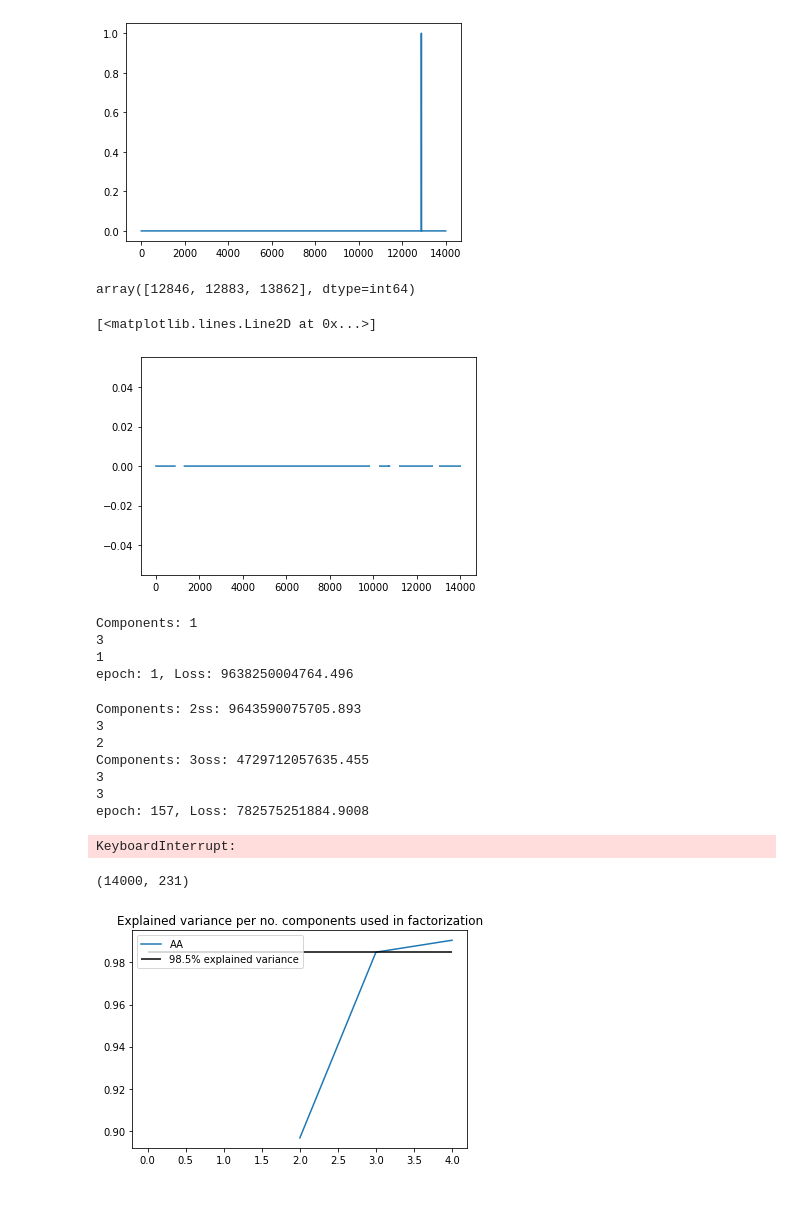
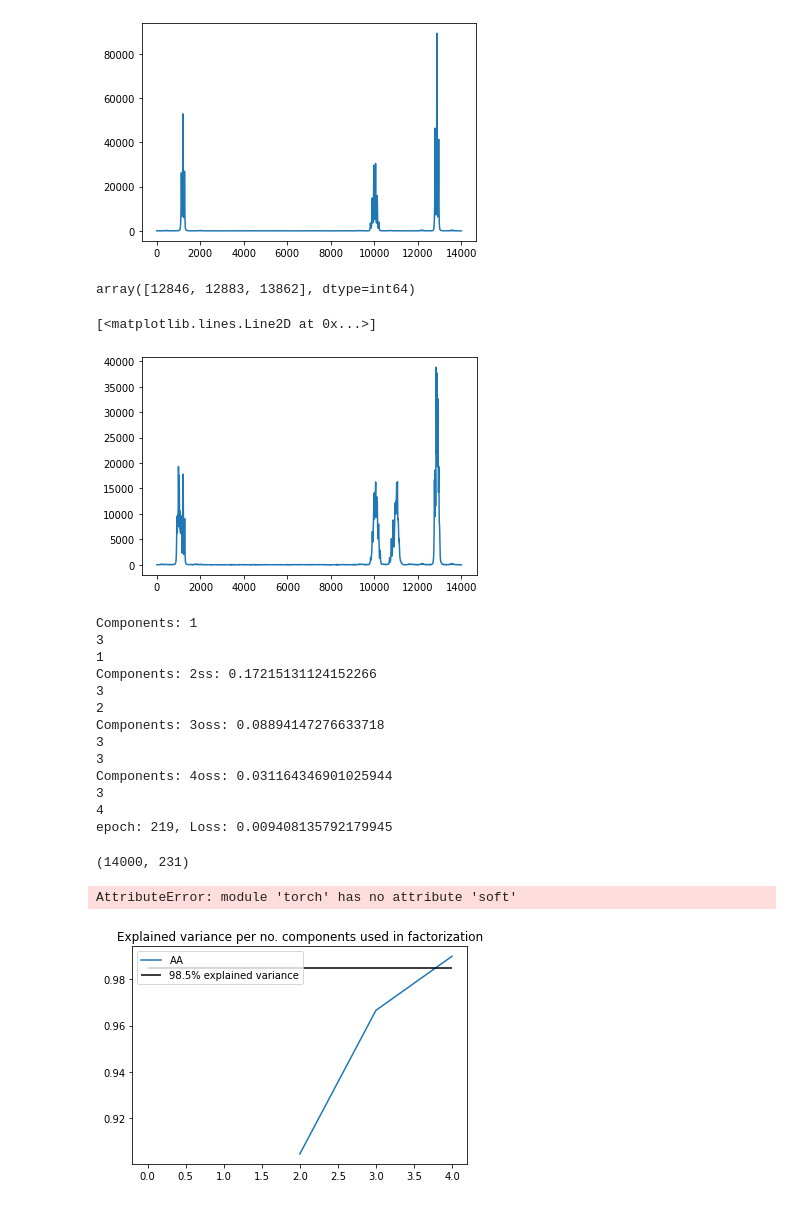
Before and after one commit to AlexanderVoldby/02466Fagprojekt2023, a Jupyter notebook: Visualizations/AA/AA_alcohol.ipynb, the cells around one changed output. Saved outputs shown, nothing was run; the diff lists cells and outputs as text; code cells hidden in the pictures.

Commit message:
New visualizations

```diff
--- a/Visualizations/AA/AA_alcohol.ipynb
+++ b/Visualizations/AA/AA_alcohol.ipynb
@@ -16,21 +16,22 @@ from helpers.callbacks import EarlyStop
 # %%
 # load data from .MAT file
 mat = scipy.io.loadmat('../../helpers/data/NMR_mix_DoE.mat')
 
 # Get X and Labels. Probably different for the other dataset, but i didn't check :)
 X = mat.get('xData')
 targets = mat.get('yData')
 target_labels = mat.get('yLabels')
 axis = mat.get("Axis")
 
 # plt.plot(X[[np.all(x == [100, 0, 0]) for x in targets]][0])
-#softmax X across features
-softmax = torch.nn.Softmax(dim=1)
-X = softmax(torch.tensor(X, dtype=torch.float32))
+# X = X/ np.max(X)
+# #softmax X across features
+# softmax = torch.nn.Softmax(dim=1)
+# X = softmax(torch.tensor(X, dtype=torch.float32)).numpy()
 plt.plot(X[[np.all(x == [100, 0, 0]) for x in targets]][0])
 plt.show()
 # %% [output]
-[figure, old version]
+[figure, new version]
 # %%
 FurthestSum(X, 3, 1)
 # %% [output]
@@ -46,7 +47,7 @@ array([12846, 12883, 13862], dtype=int64)
 plt.plot(X[[np.all(x == [35, 35, 30]) for x in targets]][0])
 # %% [output]
 [<matplotlib.lines.Line2D at 0x...>]
-[figure, old version]
+[figure, new version]
 # %%
 
 # Fit NMF and AA 10 times and get an average loss curve for each as well as an average explained variance
@@ -65,20 +66,22 @@ for i in range(max_components):
 Components: 1
 3
 1
-epoch: 1, Loss: 9638250004764.496
+Components: 2ss: 0.17215131124152266
+3
+2
+Components: 3oss: 0.08894147276633718
+3
+3
+Components: 4oss: 0.031164346901025944
+3
+4
+epoch: 219, Loss: 0.009408135792179945
-Components: 2ss: 9643590075705.893
-3
-2
-Components: 3oss: 4729712057635.455
-3
-3
-epoch: 157, Loss: 782575251884.9008
-KeyboardInterrupt:
 # %%
 print(X.T.shape)
 torch.soft
 # %% [output]
 (14000, 231)
+AttributeError: module 'torch' has no attribute 'soft'
 # %%
 plt.figure()
 # plt.plot(np.arange(1, max_components+1), nmf_explained, label="NMF")
@@ -88,4 +91,4 @@ plt.title("Explained variance per no. components used in factorization")
 plt.legend()
 plt.show()
 # %% [output]
-[figure, old version]
+[figure, new version]
```
Also changed, not shown: parts of 2 cells of this notebook.
